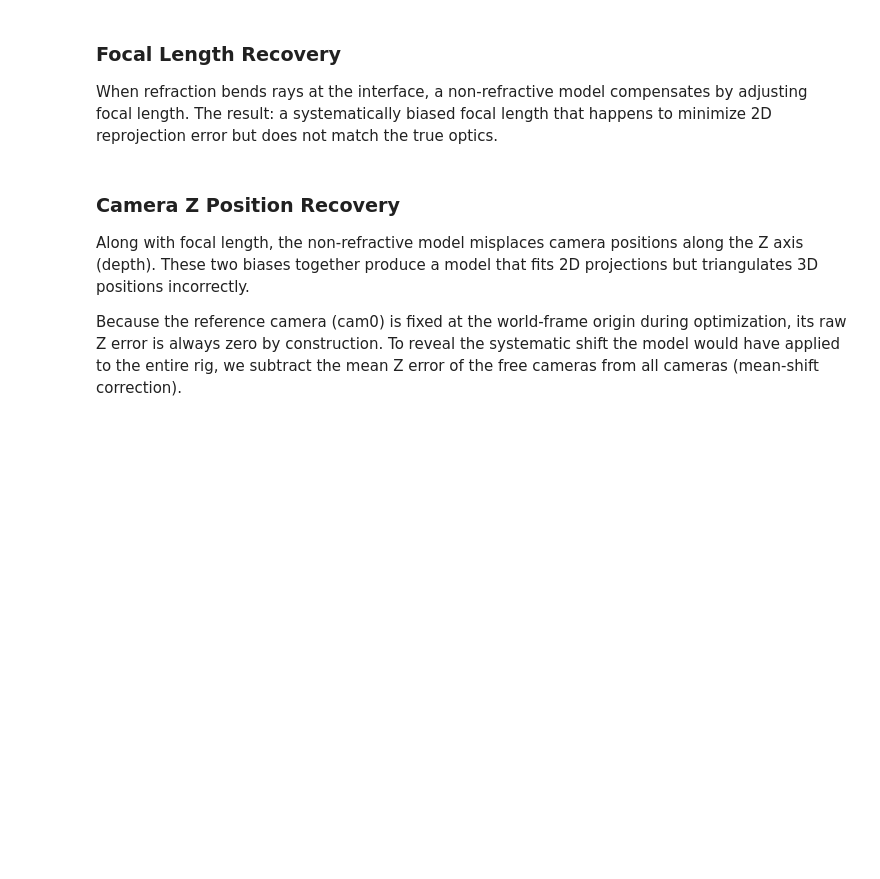
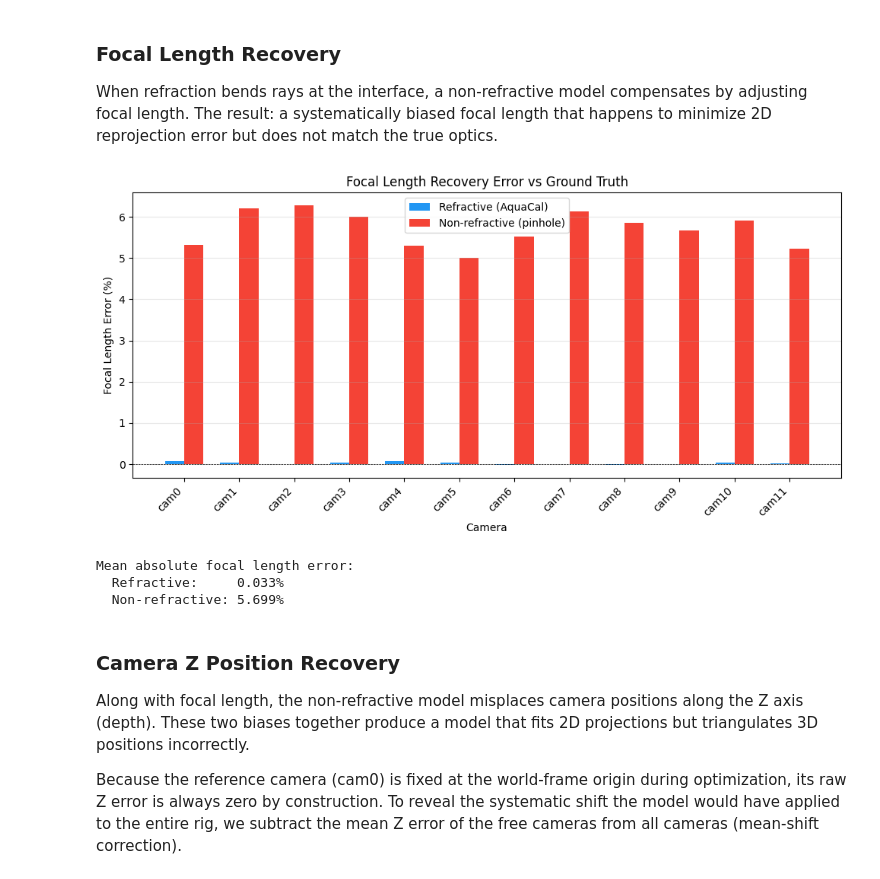
Before and after one commit to McGrathLab/AquaCal, a Jupyter notebook: docs/tutorials/02_synthetic_validation.ipynb, the cells around one changed output. Drawn from its saved outputs; the diff is of its cells as text; code cells hidden in the pictures; blank space fills up the shorter version.

```diff
--- a/docs/tutorials/02_synthetic_validation.ipynb
+++ b/docs/tutorials/02_synthetic_validation.ipynb
@@ -148,25 +141,7 @@ The key insight: **a model can fit 2D observations without learning correct 3D g
 If the model is wrong, it will compensate by adjusting focal length and camera positions.
 # %%
 print("=== Experiment 1: Parameter Fidelity ===")
-if SCENARIO_NAME == "calibration":
-    _cal_intr, _cal_extr, _cal_wz, _cal_board = rig_from_calibration(CALIBRATION_PATH)
-    _cal_poses = generate_real_rig_trajectory(
-        n_frames=30,
-        depth_range=(EXP2_CALIB_RANGE[0], EXP2_TEST_DEPTHS[-1]),
-        seed=42,
-    )
-    scenario = SyntheticScenario(
-        name="calibration",
-        board_config=_cal_board,
-        intrinsics=_cal_intr,
-        extrinsics=_cal_extr,
-        water_zs=_cal_wz,
-        board_poses=_cal_poses,
-        noise_std=0.5,
-        description=f"Real rig from {Path(CALIBRATION_PATH).name}: {len(_cal_intr)} cameras",
-    )
-else:
-    scenario = create_scenario(SCENARIO_NAME, seed=42)
+scenario = create_scenario(SCENARIO_NAME, seed=42)
 print(f"Scenario: {scenario.description}")
 print(f"  Cameras: {len(scenario.intrinsics)}")
 print(f"  Frames:  {len(scenario.board_poses)}")
@@ -196,3 +171,8 @@ print(f"\nInterface distance (water_z) recovery [refractive model only]:")
 print(f"  Ground truth: {gt_wz * 1000:.1f} mm")
 print(f"  Estimated:    {est_wz * 1000:.1f} mm")
 print(f"  Error:        {wz_err_mm:+.2f} mm ({wz_err_pct:+.3f}%)")
+
+# Calibration depth range (for Experiment 2 plots)
+_board_zs = [bp.tvec[2] for bp in scenario.board_poses]
+CALIB_DEPTH_RANGE = (min(_board_zs), max(_board_zs))
+print(f"\nCalibration depth range: ({CALIB_DEPTH_RANGE[0]:.2f}, {CALIB_DEPTH_RANGE[1]:.2f}) m")
@@ -203,33 +201,38 @@ When refraction bends rays at the interface, a non-refractive model compensates
 adjusting focal length. The result: a systematically biased focal length that happens
 to minimize 2D reprojection error but does not match the true optics.
 # %%
-camera_names = sorted(scenario.intrinsics.keys())
+camera_names = sorted(scenario.intrinsics.keys(), key=lambda s: int(s.replace("cam", "")))
 x = np.arange(len(camera_names))
 width = 0.35
 
 focal_refr = [errors_refr[cam]["focal_length_error_pct"] for cam in camera_names]
 focal_nonrefr = [errors_nonrefr[cam]["focal_length_error_pct"] for cam in camera_names]
 
 fig, ax = plt.subplots(figsize=(10, 5))
 ax.bar(x - width / 2, focal_refr, width, label=LABEL_REFRACTIVE, color=COLOR_REFRACTIVE)
 ax.bar(x + width / 2, focal_nonrefr, width, label=LABEL_NON_REFRACTIVE, color=COLOR_NON_REFRACTIVE)
 ax.set_xlabel("Camera")
 ax.set_ylabel("Focal Length Error (%)")
 ax.set_title("Focal Length Recovery Error vs Ground Truth")
 ax.set_xticks(x)
 ax.set_xticklabels(camera_names, rotation=45, ha="right")
 ax.axhline(0, color="black", linewidth=0.5, linestyle="--")
 ax.legend()
 ax.grid(axis="y", alpha=0.3)
 plt.tight_layout()
 plt.show()
 plt.close()
 
 mean_focal_refr = np.mean([abs(e) for e in focal_refr])
 mean_focal_nonrefr = np.mean([abs(e) for e in focal_nonrefr])
 print(f"Mean absolute focal length error:")
 print(f"  Refractive:     {mean_focal_refr:.3f}%")
 print(f"  Non-refractive: {mean_focal_nonrefr:.3f}%")
+# %% [output]
+[figure, added]
+Mean absolute focal length error:
+  Refractive:     0.033%
+  Non-refractive: 5.699%
 # %% [markdown]
 ### Camera Z Position Recovery
 
```
Also changed, not shown: parts of 36 cells of this notebook, 7 other files.
